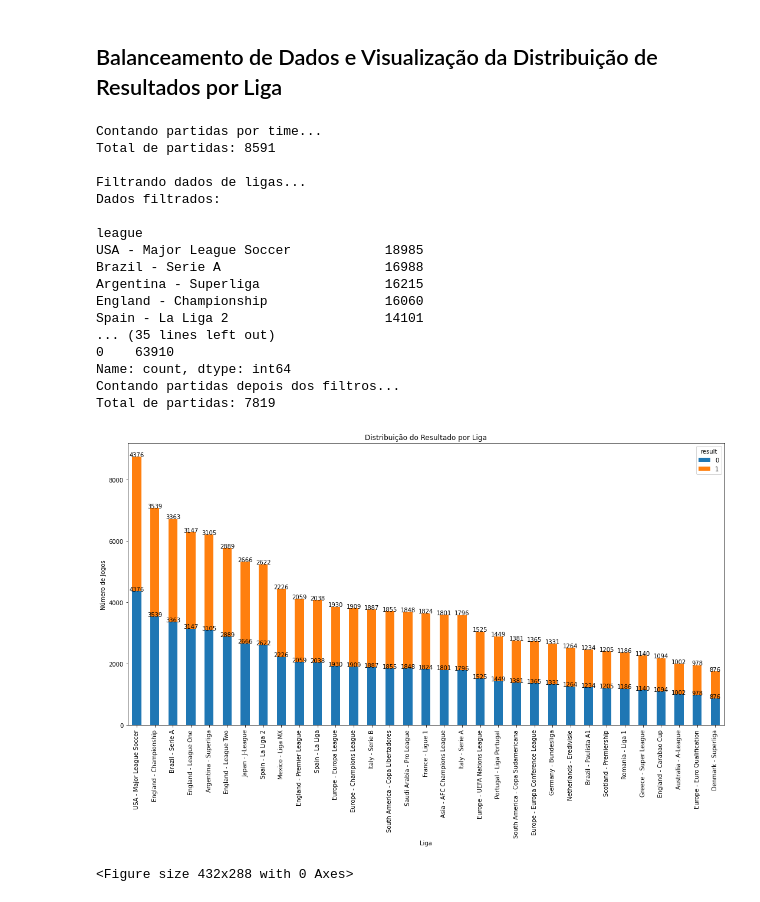
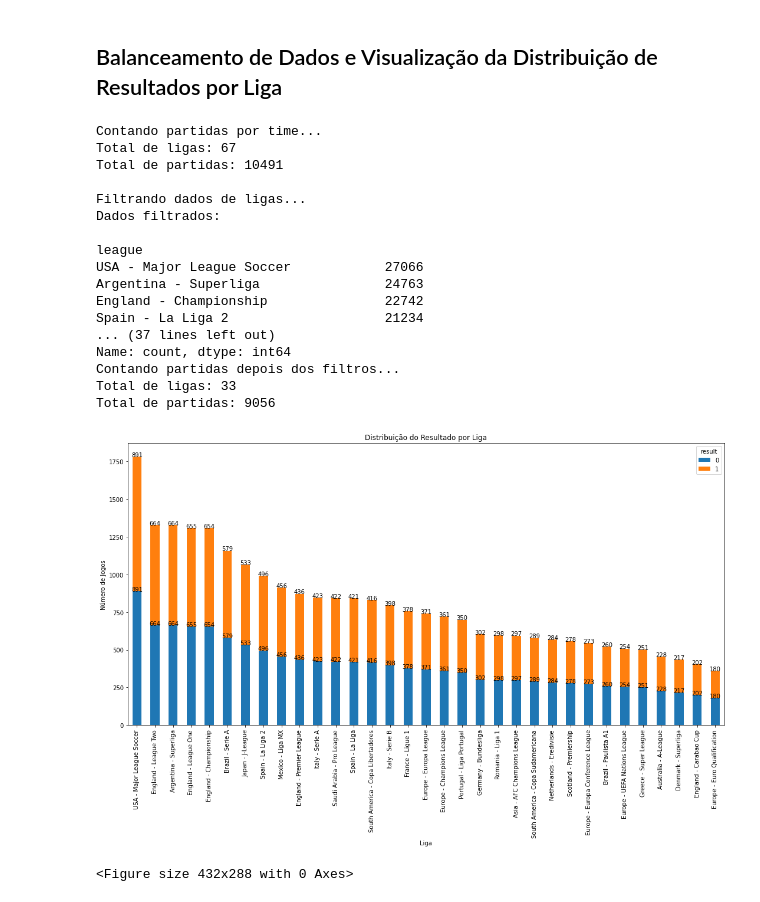
Before and after one commit to nathancarlos22/eo-fut-live, a Jupyter notebook: src/balanceando e tratando.ipynb, the cells around one changed output. Drawn from its saved outputs; the diff is of its cells as text; code cells hidden in the pictures.

```diff
--- a/src/balanceando e tratando.ipynb
+++ b/src/balanceando e tratando.ipynb
@@ -98,0 +91,3 @@ Total de registros retirados: 12494
+# %%
+# apenas o primeiro tempo
+df = df[df['minute'].str.match(r"^(45\+([0-9]|\d+):\d+|4[0-4]:\d+|[0-3]?[0-9]:\d+|45:([0-5][0-9]|\d))$")]
@@ -144,24 +226,24 @@ df.sort_values(by=['date', 'minute'], inplace=True)
 # %%
 # Iterar sobre cada match_id único.
 # Para cada partida, identificar o primeiro gol (se houver).
-# Registrar o gols e, após encontrar o gol, marcar os 10 registros anteriores.
+# Registrar o gols e, após encontrar o gol, marcar os x registros anteriores.
 
 df = df_ht.copy()
 
 # Configurações iniciais
-janela_tempo = 10
+janela_tempo = 2
 # Ordenando o DataFrame por 'match_id' e 'minute'
 df.sort_values(by=['match_id', 'minute', 'goalHome', 'goalAway'], inplace=True, ascending=True)
 df.drop_duplicates(subset=['match_id', 'minute'], keep='last', inplace=True)
 df.reset_index(drop=True, inplace=True)
 
-# Função para identificar os últimos 10 registros antes do primeiro gol em cada partida
-def marcar_ultimos_10_antes_do_gol(df):
+# Função para identificar os últimos registros antes do primeiro gol em cada partida
+def marcar_ultimos_antes_do_gol(df):
     # Identificando o índice do primeiro gol
     primeiro_gol_idx = df[(df['goalHome'] > 0) | (df['goalAway'] > 0)].index.min()
     # Verificando se existe um gol na partida
     if pd.notna(primeiro_gol_idx):
-        # Calculando o índice inicial para marcar os 10 registros anteriores
+        # Calculando o índice inicial para marcar os x registros anteriores
         inicio_intervalo = max(primeiro_gol_idx - janela_tempo, 0)
         # Marcando os registros
         df.loc[inicio_intervalo:primeiro_gol_idx - 1, 'result'] = 1
@@ -170,4 +252,4 @@ def marcar_ultimos_10_antes_do_gol(df):
     return df
 
 # Aplicando a função a cada grupo de partida
-df = df.groupby('match_id').apply(marcar_ultimos_10_antes_do_gol)
+df = df.groupby('match_id').apply(marcar_ultimos_antes_do_gol)
@@ -378,31 +497,54 @@ def balance_data(df, league_col='league', result_col='result'):
     # Lista para armazenar os DataFrames balanceados para cada liga
     balanced_dfs = []
 
+    # Cria uma cópia do DataFrame para não alterar a coluna 'minute' original
+    df_copy = df.copy()
+
     # Itera sobre cada liga para balancear os dados
     for league in leagues:
         # Filtra o DataFrame para incluir apenas dados da liga atual
-        league_df = df[df[league_col] == league]
+        league_df = df_copy[df_copy[league_col] == league]
+
+        # Arredondando os minutos para o inteiro mais próximo para fins de balanceamento
+        league_df['minute_rounded'] = league_df['minute'].round()
+
         # Selecionando os registros onde 'result' é 1
         result_1 = league_df[league_df[result_col] == 1]
 
-        # Contando os minutos únicos e suas ocorrências em 'result' 1
-        minutes_counts = result_1['minute'].value_counts()
+        # Contando os minutos únicos arredondados e suas ocorrências em 'result' 1
+        minutes_counts = result_1['minute_rounded'].value_counts()
 
-        # Selecionando registros onde 'result' é 0 e amostrando aleatoriamente com base no número de ocorrências do mesmo minuto
+        # Selecionando registros onde 'result' é 0 e amostrando aleatoriamente com base no número de ocorrências do mesmo minuto arredondado
         result_0_sample = pd.DataFrame()
         for minute, count in minutes_counts.items():
-            sample = league_df[(league_df['result'] == 0) & (league_df['minute'] == minute)].sample(n=count, replace=True, random_state=42)
+            # Filtra registros com 'result' 0 e o minuto arredondado correspondente
+            potential_samples = league_df[(league_df['result'] == 0) & (league_df['minute_rounded'] == minute)]
+
+            # Verifica se há registros suficientes para amostrar
+            if potential_samples.shape[0] >= count:
+                sample = potential_samples.sample(n=count, replace=True, random_state=42)
+            else:
+                # Se não houver registros suficientes, considera todos os registros disponíveis
+                sample = potential_samples
+
+            # Removendo a coluna 'minute_rounded' para manter o formato original de 'minute'
+            sample = sample.drop(columns=['minute_rounded'])
+
             result_0_sample = pd.concat([result_0_sample, sample])
 
         # Combinando os dois conjuntos de dados para formar um novo dataframe balanceado
-        balanced_dfs.append(pd.concat([result_1, result_0_sample]))
+        balanced_dfs.append(pd.concat([result_1.drop(columns=['minute_rounded']), result_0_sample]))
 
     # Combina todos os DataFrames balanceados em um único DataFrame
     balanced_data = pd.concat(balanced_dfs).reset_index(drop=True)
     return balanced_data
 
+
+
 print("Contando partidas por time...")
 total_matches_per_team = len(df['match_id'].unique())
+tota_leagues = len(df['league'].unique())
+print("Total de ligas:", tota_leagues)
 print("Total de partidas:", total_matches_per_team)
 
 print("\nFiltrando dados de ligas...")
@@ -413,6 +555,7 @@ print(filtered_data['league'].value_counts())
 print("\nBalanceando dados...")
 
 balanced_data = balance_data(filtered_data)
+# balanced_data = filtered_data.copy()
 
 print("Dados balanceados:\n")
 print(balanced_data['result'].value_counts())
@@ -422,43 +565,45 @@ sorted_leagues = league_distribution.sum(axis=1).sort_values(ascending=False).he
 
 print("Contando partidas depois dos filtros...")
 total_matches_per_team = len(balanced_data['match_id'].unique())
+tota_leagues = len(balanced_data['league'].unique())
+print("Total de ligas:", tota_leagues)
 print("Total de partidas:", total_matches_per_team)
 
 plt.figure(figsize=(15, 10))
 ax = league_distribution.loc[sorted_leagues].plot(kind='bar', stacked=True, ax=plt.gca())
 plt.title('Distribuição do Resultado por Liga')
 plt.ylabel('Número de Jogos')
 plt.xlabel('Liga')
 plt.tight_layout()
 plt.xticks(rotation=90)
 
 for p in ax.patches:
     width = p.get_width()
     height = p.get_height()
     x, y = p.get_xy()
     ax.annotate(f'{height:.0f}', (x + width/2, y + height), ha='center')
 
 plt.show()
 plt.clf()
 # %% [output]
 Contando partidas por time...
-Total de partidas: 8591
+Total de ligas: 67
+Total de partidas: 10491
 
 Filtrando dados de ligas...
 Dados filtrados:
 
 league
-USA - Major League Soccer            18985
-Brazil - Serie A                     16988
-Argentina - Superliga                16215
-England - Championship               16060
-Spain - La Liga 2                    14101
-... (35 lines left out)
-0    63910
+USA - Major League Soccer            27066
+Argentina - Superliga                24763
+England - Championship               22742
+Spain - La Liga 2                    21234
+... (37 lines left out)
 Name: count, dtype: int64
 Contando partidas depois dos filtros...
-Total de partidas: 7819
+Total de ligas: 33
+Total de partidas: 9056
-[figure, old version]
+[figure, new version]
 <Figure size 432x288 with 0 Axes>
 # %%
 balanced_data
```
Also changed, not shown: parts of 22 cells of this notebook, 6 other files.
